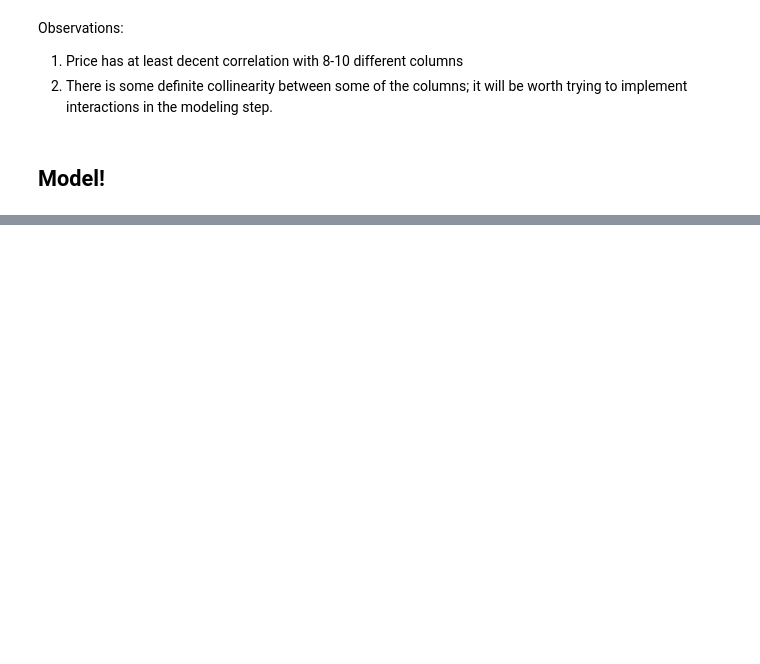
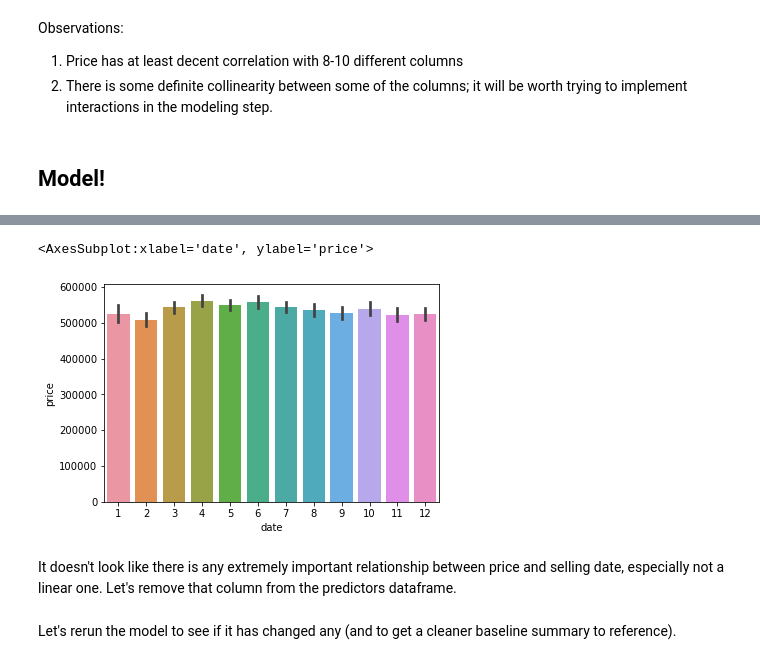
Before and after one commit to mattlegro/dsc-phase-2-project, a Jupyter notebook: housepriceanalysis.ipynb, the cells around one changed output, grey strips where cells are left out. Cells and saved outputs as stored; diff of their text form; code cells hidden in the pictures; blank space fills up the shorter version.

```diff
--- a/housepriceanalysis.ipynb
+++ b/housepriceanalysis.ipynb
@@ -643,0 +708,7 @@ Observations:
+# %%
+sns.barplot(data = df4, x = df4.date.dt.month, y = 'price')
+# %% [output]
+<AxesSubplot:xlabel='date', ylabel='price'>
+[figure, added]
+# %% [markdown]
+It doesn't look like there is any extremely important relationship between price and selling date, especially not a linear one. Let's remove that column from the predictors dataframe.
@@ -643,0 +720,2 @@ Observations:
+# %% [markdown]
+Let's rerun the model to see if it has changed any (and to get a cleaner baseline summary to reference).
```
Also changed, not shown: parts of 30 cells of this notebook.
